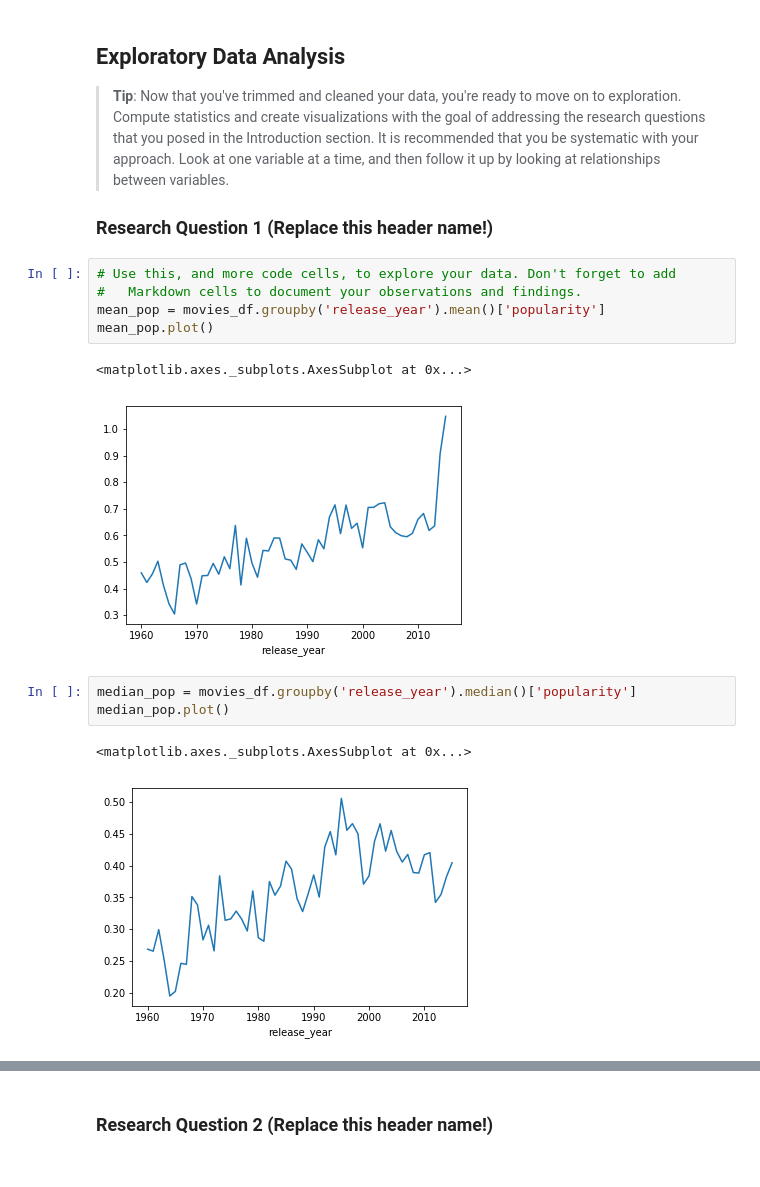
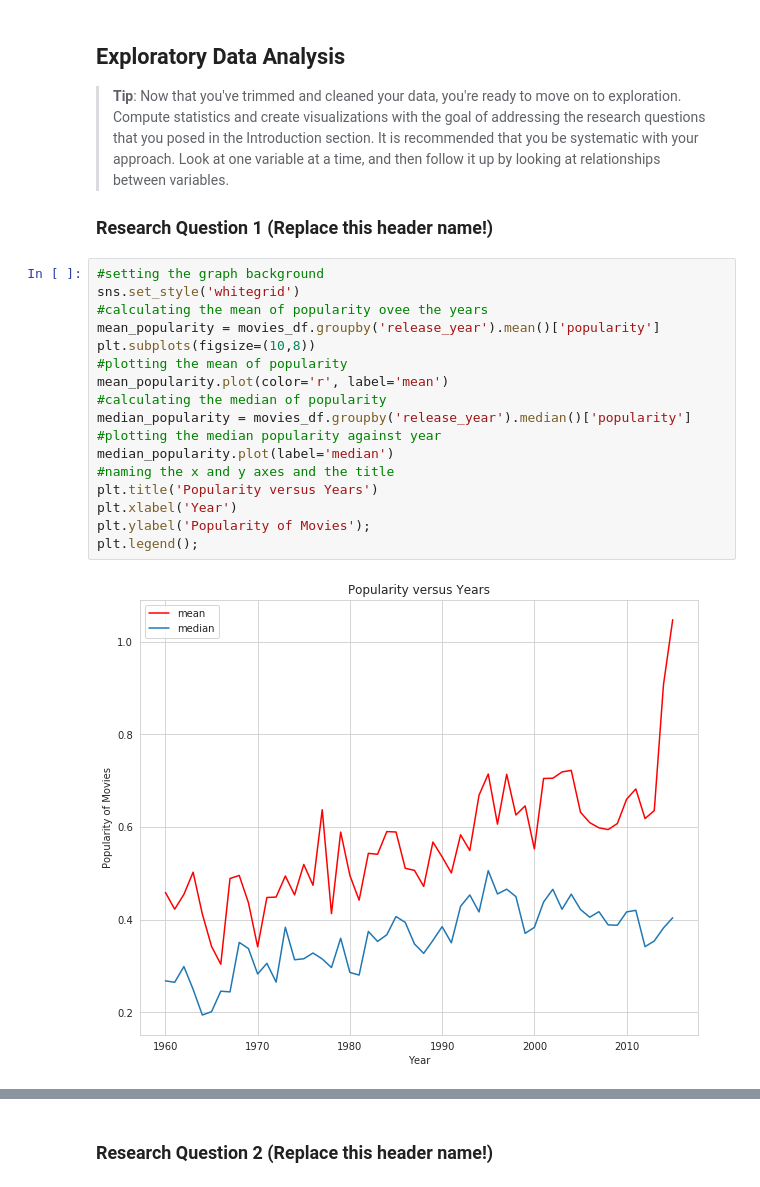
Before and after one commit to gautamgadiyar/Movies_data_investigation, a Jupyter notebook: movie-dataset-investigation.ipynb, the cells around one changed output, grey strips where cells are left out. Cells and saved outputs as stored; diff of their text form.

```diff
--- a/movie-dataset-investigation.ipynb
+++ b/movie-dataset-investigation.ipynb
@@ -155,17 +155,22 @@ movies_df.dropna(subset=['cast','director','genres'],how='any',inplace=True)
 > **Tip**: Now that you've trimmed and cleaned your data, you're ready to move on to exploration. Compute statistics and create visualizations with the goal of addressing the research questions that you posed in the Introduction section. It is recommended that you be systematic with your approach. Look at one variable at a time, and then follow it up by looking at relationships between variables.
 
 ### Research Question 1 (Replace this header name!)
-# %%
-# Use this, and more code cells, to explore your data. Don't forget to add
-#   Markdown cells to document your observations and findings.
-mean_pop = movies_df.groupby('release_year').mean()['popularity']
-mean_pop.plot()
-# %% [output]
-<matplotlib.axes._subplots.AxesSubplot at 0x...>
-[figure, removed]
-# %%
-median_pop = movies_df.groupby('release_year').median()['popularity']
-median_pop.plot()
-# %% [output]
-<matplotlib.axes._subplots.AxesSubplot at 0x...>
-[figure, removed]
+# %%
+#setting the graph background
+sns.set_style('whitegrid')
+#calculating the mean of popularity ovee the years
+mean_popularity = movies_df.groupby('release_year').mean()['popularity']
+plt.subplots(figsize=(10,8))
+#plotting the mean of popularity
+mean_popularity.plot(color='r', label='mean')
+#calculating the median of popularity
+median_popularity = movies_df.groupby('release_year').median()['popularity']
+#plotting the median popularity against year
+median_popularity.plot(label='median')
+#naming the x and y axes and the title
+plt.title('Popularity versus Years')
+plt.xlabel('Year')
+plt.ylabel('Popularity of Movies');
+plt.legend();
+# %% [output]
+[figure, added]
```
Also changed, not shown: parts of 11 cells of this notebook.
